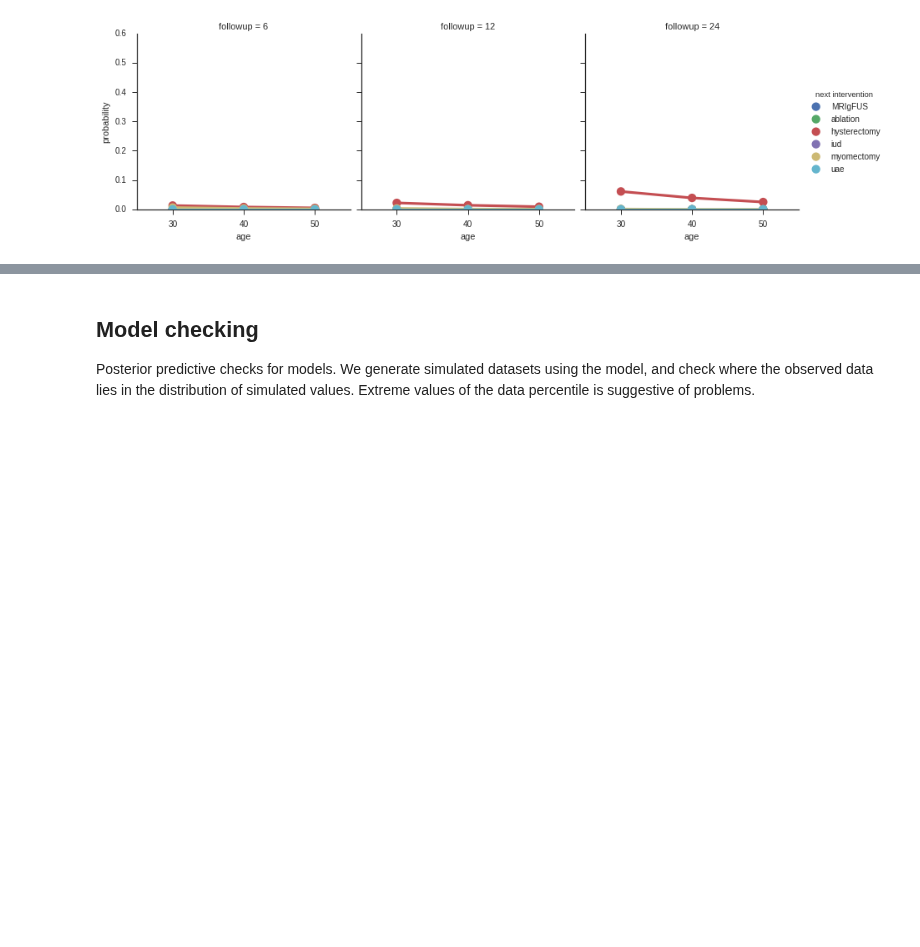
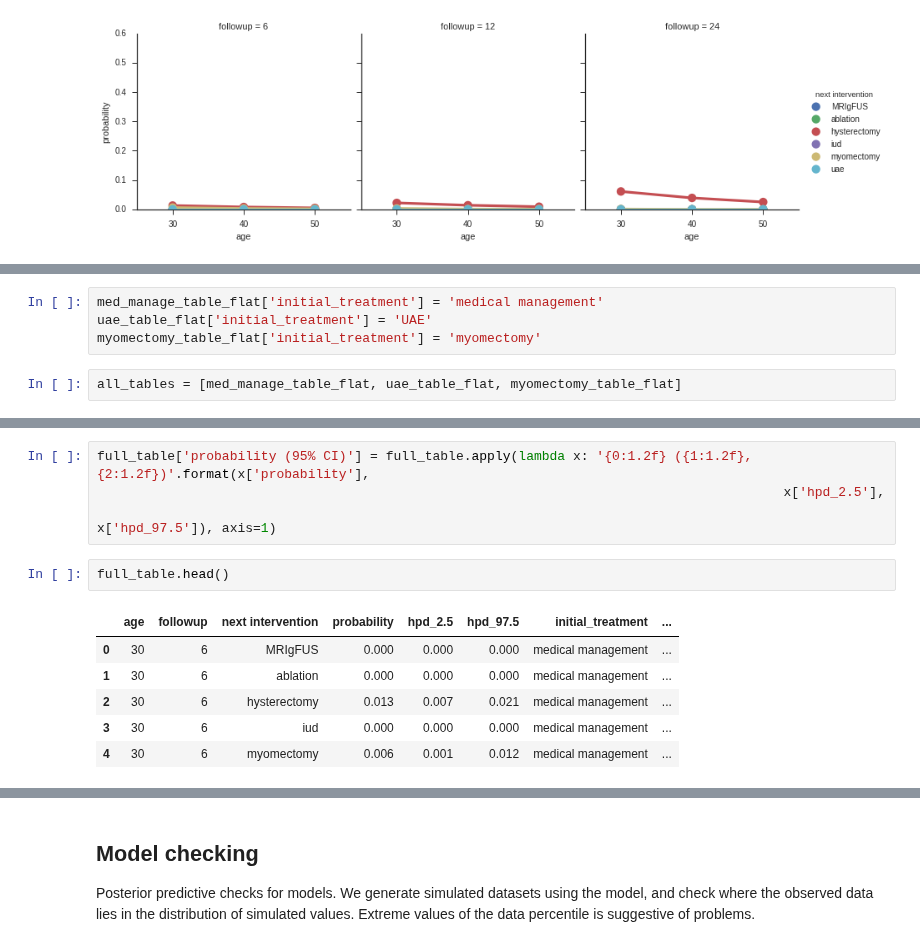
Before and after one commit to VanderbiltPopHealthSci/uterine_fibroids_MA, a Jupyter notebook: UF Interventions Meta-analysis.ipynb, the cells around one changed output, grey strips where cells are left out. Saved outputs shown, nothing was run; the diff lists cells and outputs as text; blank space fills up the shorter version.

```diff
--- a/UF Interventions Meta-analysis.ipynb
+++ b/UF Interventions Meta-analysis.ipynb
@@ -819,0 +828,6 @@ factorplot(med_manage_table)
+# %%
+med_manage_table_flat['initial_treatment'] = 'medical management'
+uae_table_flat['initial_treatment'] = 'UAE'
+myomectomy_table_flat['initial_treatment'] = 'myomectomy'
+# %%
+all_tables = [med_manage_table_flat, uae_table_flat, myomectomy_table_flat]
@@ -819,0 +845,13 @@ factorplot(med_manage_table)
+# %%
+full_table['probability (95% CI)'] = full_table.apply(lambda x: '{0:1.2f} ({1:1.2f}, {2:1.2f})'.format(x['probability'],
+                                                                                        x['hpd_2.5'],
+                                                                                        x['hpd_97.5']), axis=1)
+# %%
+full_table.head()
+# %% [output]
+|  | age | followup | next intervention | probability | hpd_2.5 | hpd_97.5 | initial_treatment | ... |
+| 0 | 30 | 6 | MRIgFUS | 0.000 | 0.000 | 0.000 | medical management | ... |
+| 1 | 30 | 6 | ablation | 0.000 | 0.000 | 0.000 | medical management | ... |
+| 2 | 30 | 6 | hysterectomy | 0.013 | 0.007 | 0.021 | medical management | ... |
+| 3 | 30 | 6 | iud | 0.000 | 0.000 | 0.000 | medical management | ... |
+| 4 | 30 | 6 | myomectomy | 0.006 | 0.001 | 0.012 | medical management | ... |
```
Also changed, not shown: parts of 11 cells of this notebook.
